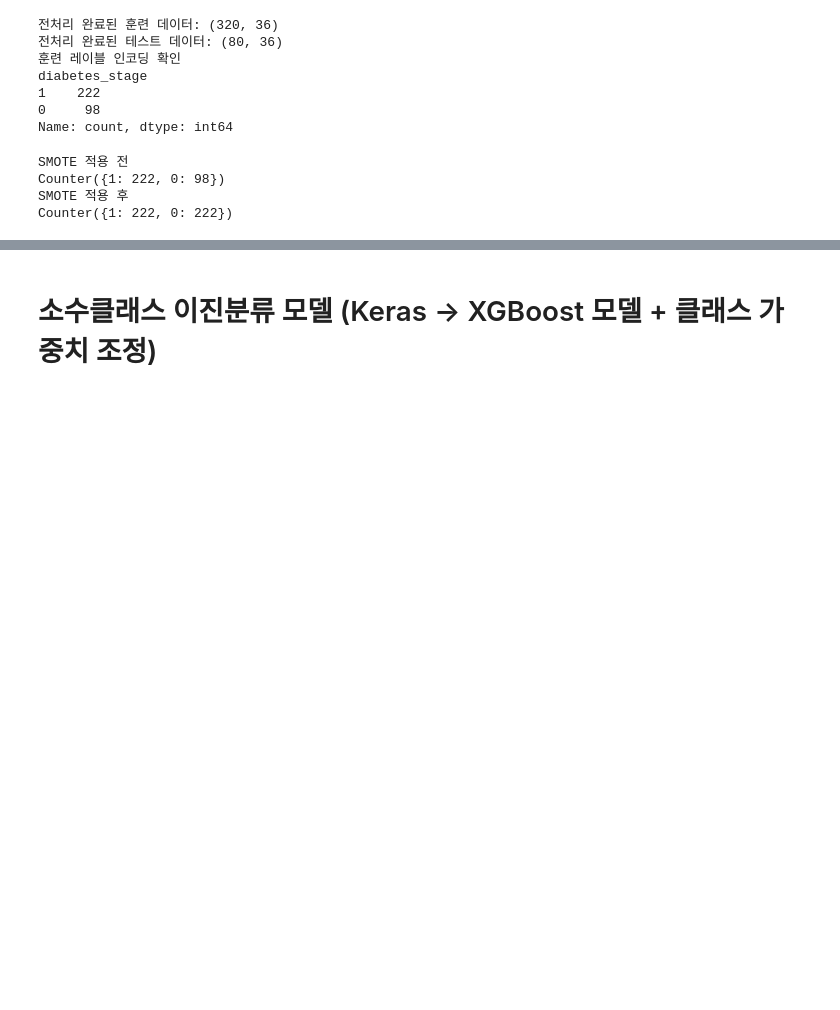
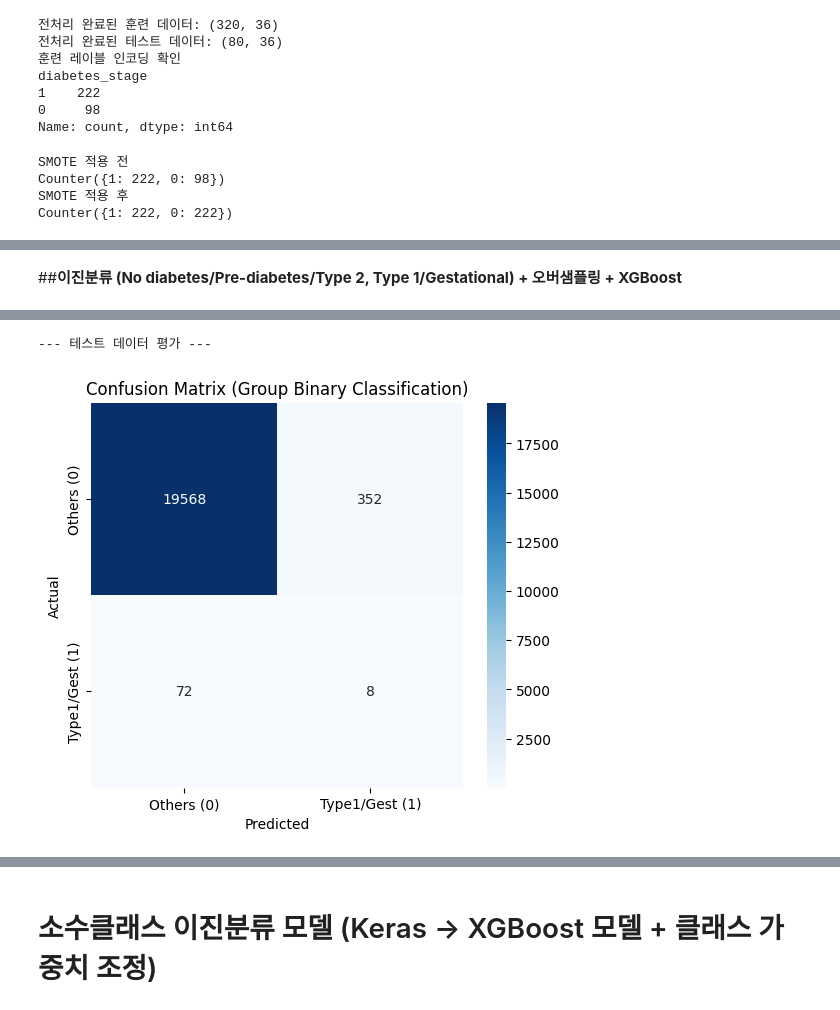
Before and after one commit to kkangmen/Diabetes-Classification-Project, a Jupyter notebook: diabetes.ipynb, the cells around one changed output, grey strips where cells are left out. Drawn from its saved outputs; the diff is of its cells as text; code cells hidden in the pictures; blank space fills up the shorter version.

```diff
--- a/diabetes.ipynb
+++ b/diabetes.ipynb
@@ -1872,0 +1483,78 @@ Gestational (1)       0.80      0.84      0.82        56
+# %% [markdown]
+##**이진분류 (No diabetes/Pre-diabetes/Type 2, Type 1/Gestational) + 오버샘플링 + XGBoost**
+# %%
+import pandas as pd
+import numpy as np
+import xgboost as xgb
+import matplotlib.pyplot as plt
+import seaborn as sns
+from sklearn.metrics import confusion_matrix, classification_report, accuracy_score
+from sklearn.model_selection import train_test_split
+from imblearn.over_sampling import SMOTE
+
+# 데이터 복사
+y_train_raw = train_labels.copy()
+y_test_raw = test_labels.copy()
+
+# 레이블 재매핑 (Grouping)
+# 다수 그룹 (1): Type 1 (2), Gestational (4)
+# 소수 그룹 (0): No Diabetes (0), Pre-Diabetes (1), Type 2 (3)
+
+def map_to_binary_group(y):
+    # y가 Series인 경우와 numpy array인 경우 모두 처리
+    if isinstance(y, pd.Series):
+        y = y.values
+
+    # 조건에 따라 1 또는 0 반환
+    # 2(Type 1) 또는 4(Gestational)이면 1, 아니면 0
+    return np.where((y == 2) | (y == 4), 1, 0)
+
+y_train_group = map_to_binary_group(y_train_raw)
+y_test_group = map_to_binary_group(y_test_raw)
+
+print("--- SMOTE 적용 전 데이터 분포 ---")
+print(pd.Series(y_train_group).value_counts())
+
+print("\n--- SMOTE 오버샘플링 진행 중... ---")
+# sampling_strategy='auto'는 소수 클래스를 다수 클래스 수만큼 늘립니다 (1:1 비율)
+smote = SMOTE(random_state=42)
+X_train_res, y_train_res = smote.fit_resample(train_data_normalized, y_train_group)
+
+print("--- SMOTE 적용 후 데이터 분포 ---")
+print(pd.Series(y_train_res).value_counts())
+
+# XGBoost 모델 정의 및 학습
+print("\n--- 모델 학습 시작 (XGBoost) ---")
+model_group = xgb.XGBClassifier(
+    objective='binary:logistic',
+    eval_metric='logloss',
+    n_estimators=200,
+    learning_rate=0.1,
+    max_depth=6,
+    use_label_encoder=False,
+    scale_pos_weight=scale_pos_weight_value, # 불균형 가중치 적용
+    random_state=42,
+    n_jobs=-1
+)
+
+model_group.fit(train_data_normalized, y_train_group)
+
+# 예측 및 평가
+print("\n--- 테스트 데이터 평가 ---")
+y_pred_group = model_group.predict(test_data_normalized)
+
+# 혼동 행렬 시각화
+cm = confusion_matrix(y_test_group, y_pred_group)
+plt.figure(figsize=(6, 5))
+sns.heatmap(cm, annot=True, fmt='d', cmap='Blues',
+            xticklabels=['Others (0)', 'Type1/Gest (1)'],
+            yticklabels=['Others (0)', 'Type1/Gest (1)'])
+plt.xlabel('Predicted')
+plt.ylabel('Actual')
+plt.title('Confusion Matrix (Group Binary Classification)')
+plt.show()
+
+# 분류 리포트 출력
+print(classification_report(y_test_group, y_pred_group,
+                            target_names=['No/Pre/Type2', 'Type1/Gest']))
+# %% [output]
@@ -1872,0 +1576,2 @@ Gestational (1)       0.80      0.84      0.82        56
+--- 테스트 데이터 평가 ---
+[figure, added]
```
Also changed, not shown: parts of 53 cells of this notebook.
